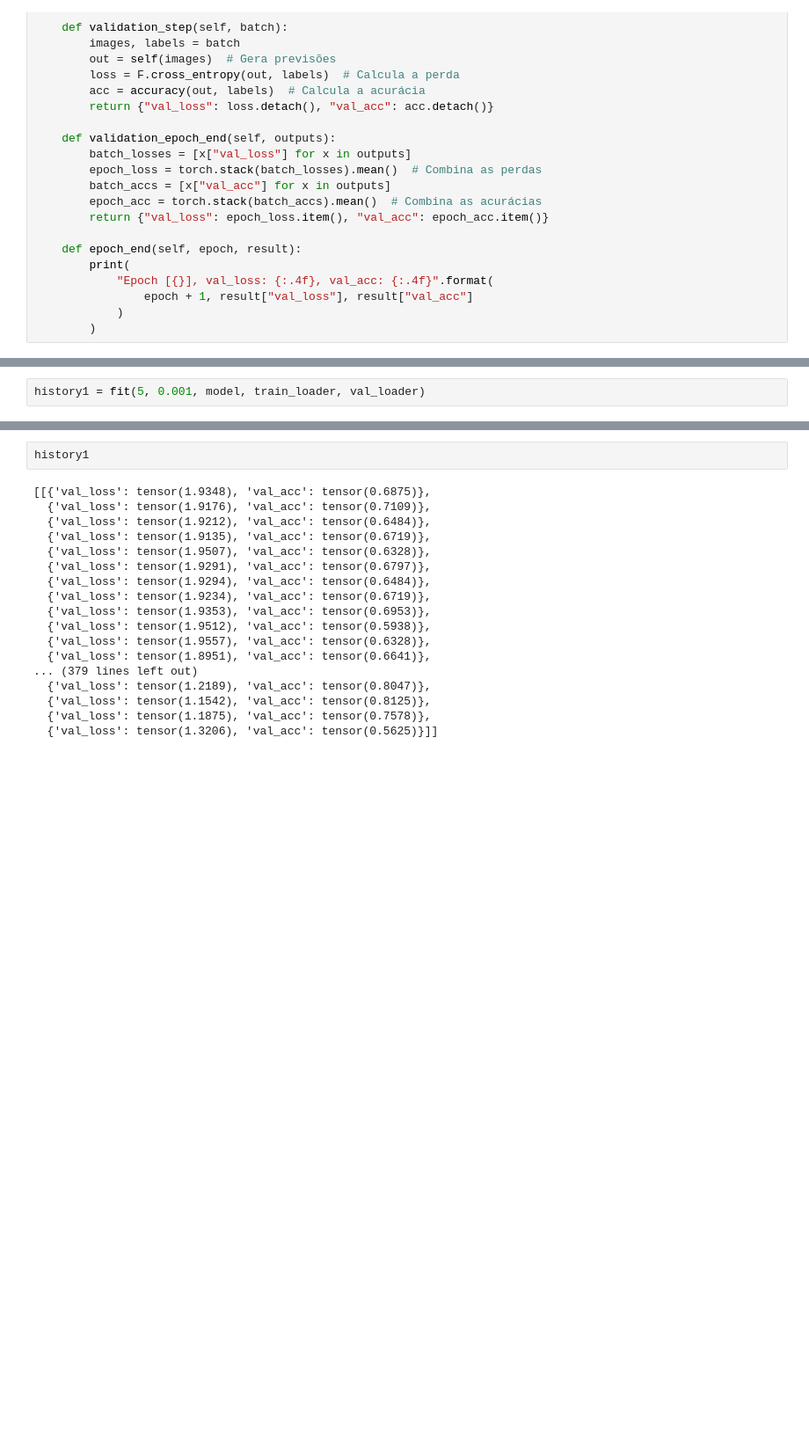
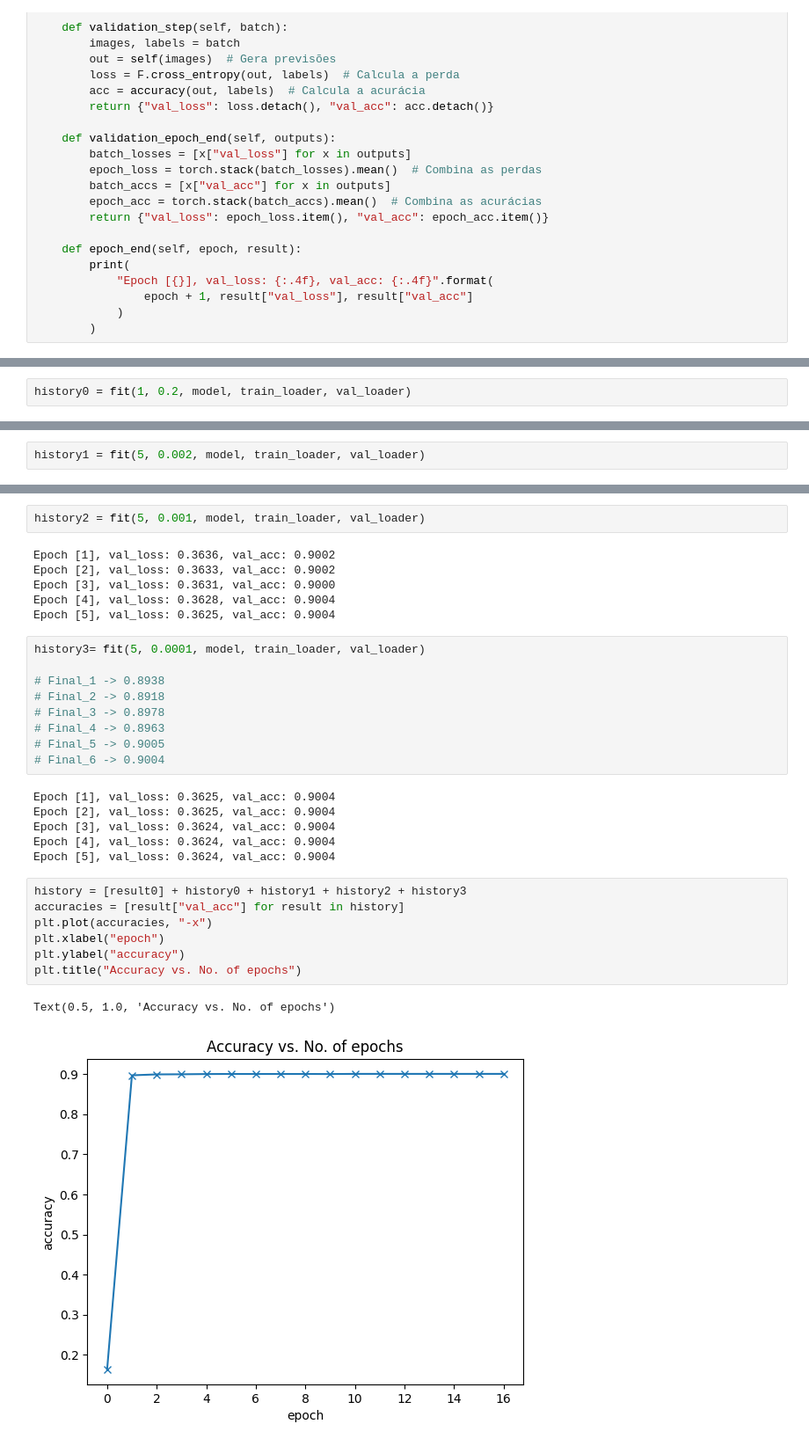
Before and after one commit to HGottschall/ZeroToGans, a Jupyter notebook: 03_Logistic_Regression.ipynb, the cells around one changed output, grey strips where cells are left out. Shown: that part at 88% size. Drawn from its saved outputs; the diff is of its cells as text; blank space fills up the shorter version.

```diff
--- a/03_Logistic_Regression.ipynb
+++ b/03_Logistic_Regression.ipynb
@@ -319,0 +324,2 @@ result0
+# %%
+history0 = fit(1, 0.2, model, train_loader, val_loader)
@@ -320,2 +328,2 @@ result0
 # %%
-history1 = fit(5, 0.001, model, train_loader, val_loader)
+history1 = fit(5, 0.002, model, train_loader, val_loader)
@@ -322,20 +336,33 @@ history1 = fit(5, 0.001, model, train_loader, val_loader)
-# %%
-history1
-# %% [output]
-[[{'val_loss': tensor(1.9348), 'val_acc': tensor(0.6875)},
-  {'val_loss': tensor(1.9176), 'val_acc': tensor(0.7109)},
-  {'val_loss': tensor(1.9212), 'val_acc': tensor(0.6484)},
-  {'val_loss': tensor(1.9135), 'val_acc': tensor(0.6719)},
-  {'val_loss': tensor(1.9507), 'val_acc': tensor(0.6328)},
-  {'val_loss': tensor(1.9291), 'val_acc': tensor(0.6797)},
-  {'val_loss': tensor(1.9294), 'val_acc': tensor(0.6484)},
-  {'val_loss': tensor(1.9234), 'val_acc': tensor(0.6719)},
-  {'val_loss': tensor(1.9353), 'val_acc': tensor(0.6953)},
-  {'val_loss': tensor(1.9512), 'val_acc': tensor(0.5938)},
-  {'val_loss': tensor(1.9557), 'val_acc': tensor(0.6328)},
-  {'val_loss': tensor(1.8951), 'val_acc': tensor(0.6641)},
-... (379 lines left out)
-  {'val_loss': tensor(1.2189), 'val_acc': tensor(0.8047)},
-  {'val_loss': tensor(1.1542), 'val_acc': tensor(0.8125)},
-  {'val_loss': tensor(1.1875), 'val_acc': tensor(0.7578)},
-  {'val_loss': tensor(1.3206), 'val_acc': tensor(0.5625)}]]
+# %%
+history2 = fit(5, 0.001, model, train_loader, val_loader)
+# %% [output]
+Epoch [1], val_loss: 0.3636, val_acc: 0.9002
+Epoch [2], val_loss: 0.3633, val_acc: 0.9002
+Epoch [3], val_loss: 0.3631, val_acc: 0.9000
+Epoch [4], val_loss: 0.3628, val_acc: 0.9004
+Epoch [5], val_loss: 0.3625, val_acc: 0.9004
+# %%
+history3= fit(5, 0.0001, model, train_loader, val_loader)
+
+# Final_1 -> 0.8938
+# Final_2 -> 0.8918
+# Final_3 -> 0.8978
+# Final_4 -> 0.8963
+# Final_5 -> 0.9005
+# Final_6 -> 0.9004
+# %% [output]
+Epoch [1], val_loss: 0.3625, val_acc: 0.9004
+Epoch [2], val_loss: 0.3625, val_acc: 0.9004
+Epoch [3], val_loss: 0.3624, val_acc: 0.9004
+Epoch [4], val_loss: 0.3624, val_acc: 0.9004
+Epoch [5], val_loss: 0.3624, val_acc: 0.9004
+# %%
+history = [result0] + history0 + history1 + history2 + history3
+accuracies = [result["val_acc"] for result in history]
+plt.plot(accuracies, "-x")
+plt.xlabel("epoch")
+plt.ylabel("accuracy")
+plt.title("Accuracy vs. No. of epochs")
+# %% [output]
+Text(0.5, 1.0, 'Accuracy vs. No. of epochs')
+[figure, added]
```
Also changed, not shown: parts of 20 cells of this notebook.
